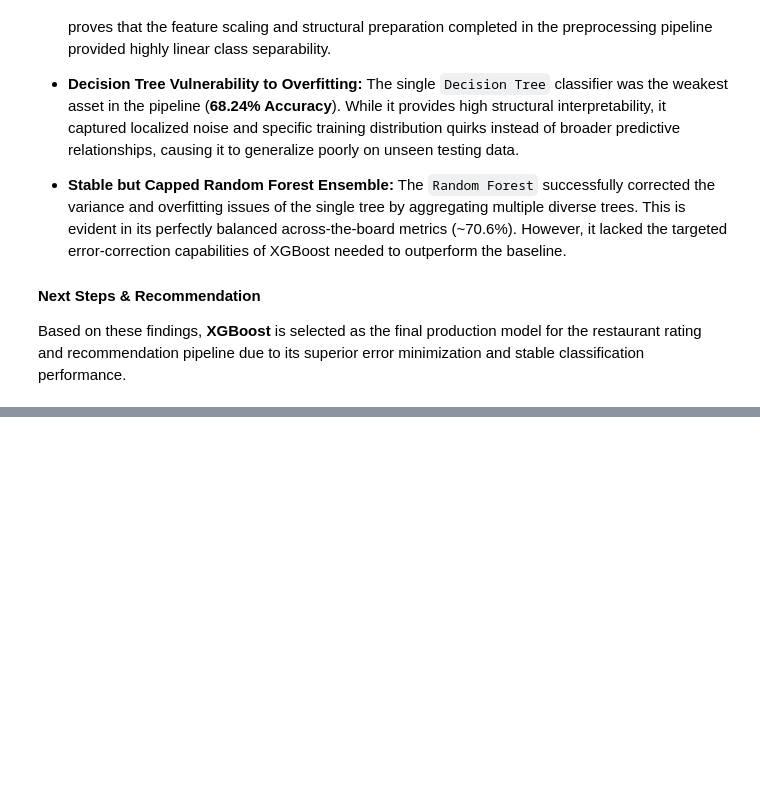
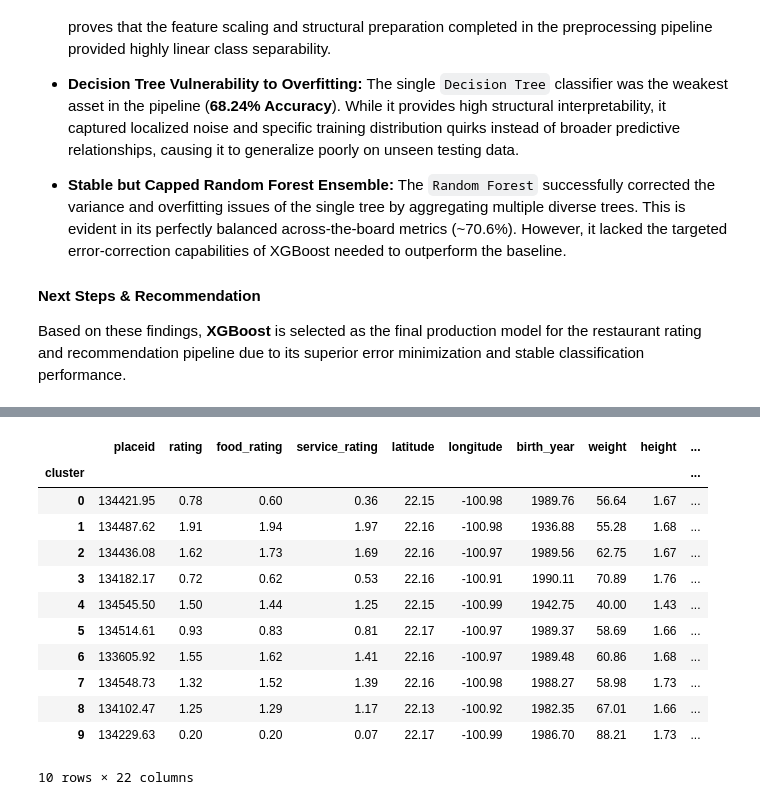
Before and after one commit to angiew63/Restaurant-Customer-Analytics, a Jupyter notebook: notebooks/04_advanced_ml_clustering.ipynb, the cells around one changed output, grey strips where cells are left out. Cells and saved outputs as stored; diff of their text form; code cells hidden in the pictures; blank space fills up the shorter version.

```diff
--- a/notebooks/04_advanced_ml_clustering.ipynb
+++ b/notebooks/04_advanced_ml_clustering.ipynb
@@ -281,0 +530,24 @@ Based on these findings, **XGBoost** is selected as the final production model f
+# %%
+analysis_df = df.copy()
+
+analysis_df['cluster'] = kmeans_labels
+
+cluster_profile = analysis_df.groupby('cluster').mean(
+    numeric_only=True
+)
+
+cluster_profile.round(2)
+# %% [output]
+|  | placeid | rating | food_rating | service_rating | latitude | longitude | birth_year | weight | height | ... |
+| cluster |  |  |  |  |  |  |  |  |  | ... |
+| 0 | 134421.95 | 0.78 | 0.60 | 0.36 | 22.15 | -100.98 | 1989.76 | 56.64 | 1.67 | ... |
+| 1 | 134487.62 | 1.91 | 1.94 | 1.97 | 22.16 | -100.98 | 1936.88 | 55.28 | 1.68 | ... |
+| 2 | 134436.08 | 1.62 | 1.73 | 1.69 | 22.16 | -100.97 | 1989.56 | 62.75 | 1.67 | ... |
+| 3 | 134182.17 | 0.72 | 0.62 | 0.53 | 22.16 | -100.91 | 1990.11 | 70.89 | 1.76 | ... |
+| 4 | 134545.50 | 1.50 | 1.44 | 1.25 | 22.15 | -100.99 | 1942.75 | 40.00 | 1.43 | ... |
+| 5 | 134514.61 | 0.93 | 0.83 | 0.81 | 22.17 | -100.97 | 1989.37 | 58.69 | 1.66 | ... |
+| 6 | 133605.92 | 1.55 | 1.62 | 1.41 | 22.16 | -100.97 | 1989.48 | 60.86 | 1.68 | ... |
+| 7 | 134548.73 | 1.32 | 1.52 | 1.39 | 22.16 | -100.98 | 1988.27 | 58.98 | 1.73 | ... |
+| 8 | 134102.47 | 1.25 | 1.29 | 1.17 | 22.13 | -100.92 | 1982.35 | 67.01 | 1.66 | ... |
+| 9 | 134229.63 | 0.20 | 0.20 | 0.07 | 22.17 | -100.99 | 1986.70 | 88.21 | 1.73 | ... |
+10 rows × 22 columns
```
Also changed, not shown: parts of 24 cells of this notebook.
